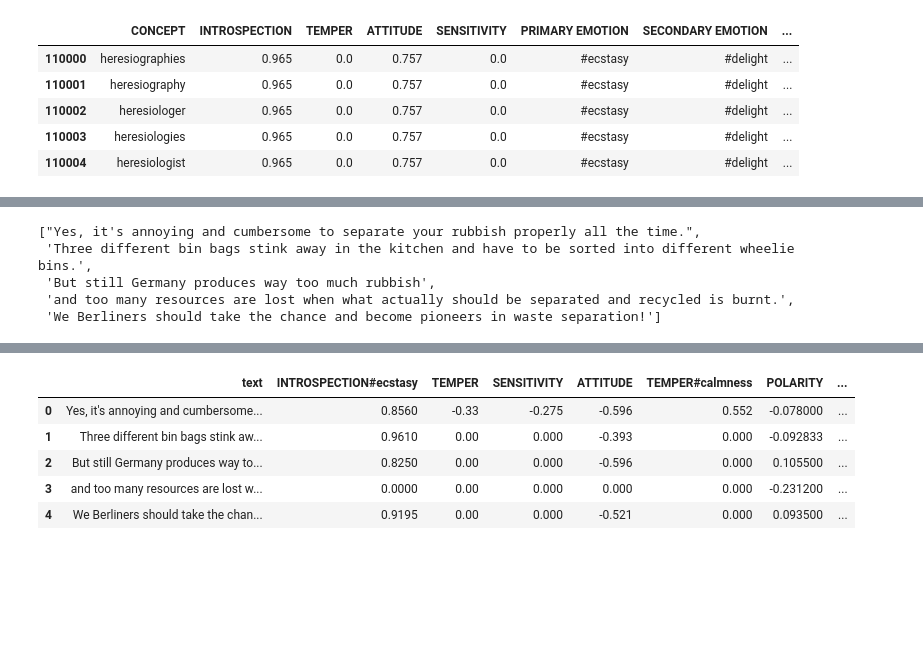
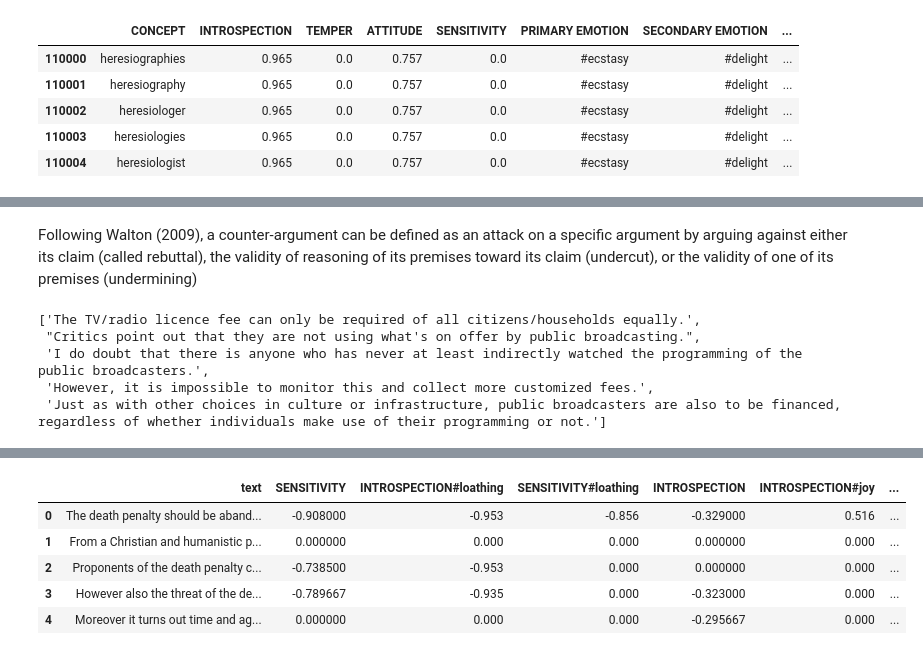
Before and after one commit to myeghaneh/ArguSentiment, a Jupyter notebook: src/SentimentFlow_Argumentation.ipynb, the cells around one changed output, grey strips where cells are left out. Saved outputs shown, nothing was run; the diff lists cells and outputs as text; code cells hidden in the pictures; blank space fills up the shorter version.

```diff
--- a/src/SentimentFlow_Argumentation.ipynb
+++ b/src/SentimentFlow_Argumentation.ipynb
@@ -21,5 +33,5 @@ import numpy as np
 # %%
-processor = SpeechProcessor('./data/senticnet/senticnet2.tsv')
+processor = SpeechProcessor('../../data/senticnet/senticnet2.tsv')
 # %%
 processor.categories
 # %% [output]
@@ -53,4 +76,4 @@ senticnet[110000:110005]
 # %% [markdown]
 ![FluidDynamic.jpg](attachment:FluidDynamic.jpg)
 # %%
-df = pd.read_json("./data/dfMT_PC.json")
+df = pd.read_json("../../data/dfMT-PC_SA.json")
@@ -89,12 +116,17 @@ Name: EDU, Length: 112, dtype: object
+# %% [markdown]
+Following Walton (2009), a counter-argument can
+be defined as an attack on a specific argument
+by arguing against either its claim (called rebuttal), the validity of reasoning of its premises toward its claim (undercut), or the validity of one of
+its premises (undermining)
 # %%
-sr[0]
+sr[28]
 # %% [output]
-["Yes, it's annoying and cumbersome to separate your rubbish properly all the time.",
- 'Three different bin bags stink away in the kitchen and have to be sorted into different wheelie bins.',
- 'But still Germany produces way too much rubbish',
- 'and too many resources are lost when what actually should be separated and recycled is burnt.',
- 'We Berliners should take the chance and become pioneers in waste separation!']
+['The TV/radio licence fee can only be required of all citizens/households equally.',
+ "Critics point out that they are not using what's on offer by public broadcasting.",
+ 'I do doubt that there is anyone who has never at least indirectly watched the programming of the public broadcasters.',
+ 'However, it is impossible to monitor this and collect more customized fees.',
+ 'Just as with other choices in culture or infrastructure, public broadcasters are also to be financed, regardless of whether individuals make use of their programming or not.']
 # %%
-processed_texts = processor.process_texts(sr[0])
+processed_texts = processor.process_texts(sr[26])
 processed_texts
 # %% [output]
@@ -103,6 +135,6 @@ processed_texts
-|  | text | INTROSPECTION#ecstasy | TEMPER | SENSITIVITY | ATTITUDE | TEMPER#calmness | POLARITY | ... |
-| 0 | Yes, it's annoying and cumbersome... | 0.8560 | -0.33 | -0.275 | -0.596 | 0.552 | -0.078000 | ... |
-| 1 | Three different bin bags stink aw... | 0.9610 | 0.00 | 0.000 | -0.393 | 0.000 | -0.092833 | ... |
-| 2 | But still Germany produces way to... | 0.8250 | 0.00 | 0.000 | -0.596 | 0.000 | 0.105500 | ... |
-| 3 | and too many resources are lost w... | 0.0000 | 0.00 | 0.000 | 0.000 | 0.000 | -0.231200 | ... |
-| 4 | We Berliners should take the chan... | 0.9195 | 0.00 | 0.000 | -0.521 | 0.000 | 0.093500 | ... |
+|  | text | SENSITIVITY | INTROSPECTION#loathing | SENSITIVITY#loathing | INTROSPECTION | INTROSPECTION#joy | ... |
+| 0 | The death penalty should be aband... | -0.908000 | -0.953 | -0.856 | -0.329000 | 0.516 | ... |
+| 1 | From a Christian and humanistic p... | 0.000000 | 0.000 | 0.000 | 0.000000 | 0.000 | ... |
+| 2 | Proponents of the death penalty c... | -0.738500 | -0.953 | 0.000 | 0.000000 | 0.000 | ... |
+| 3 | However also the threat of the de... | -0.789667 | -0.935 | 0.000 | -0.323000 | 0.000 | ... |
+| 4 | Moreover it turns out time and ag... | 0.000000 | 0.000 | 0.000 | -0.295667 | 0.000 | ... |
```
Also changed, not shown: parts of 15 cells of this notebook, 2 other files.
